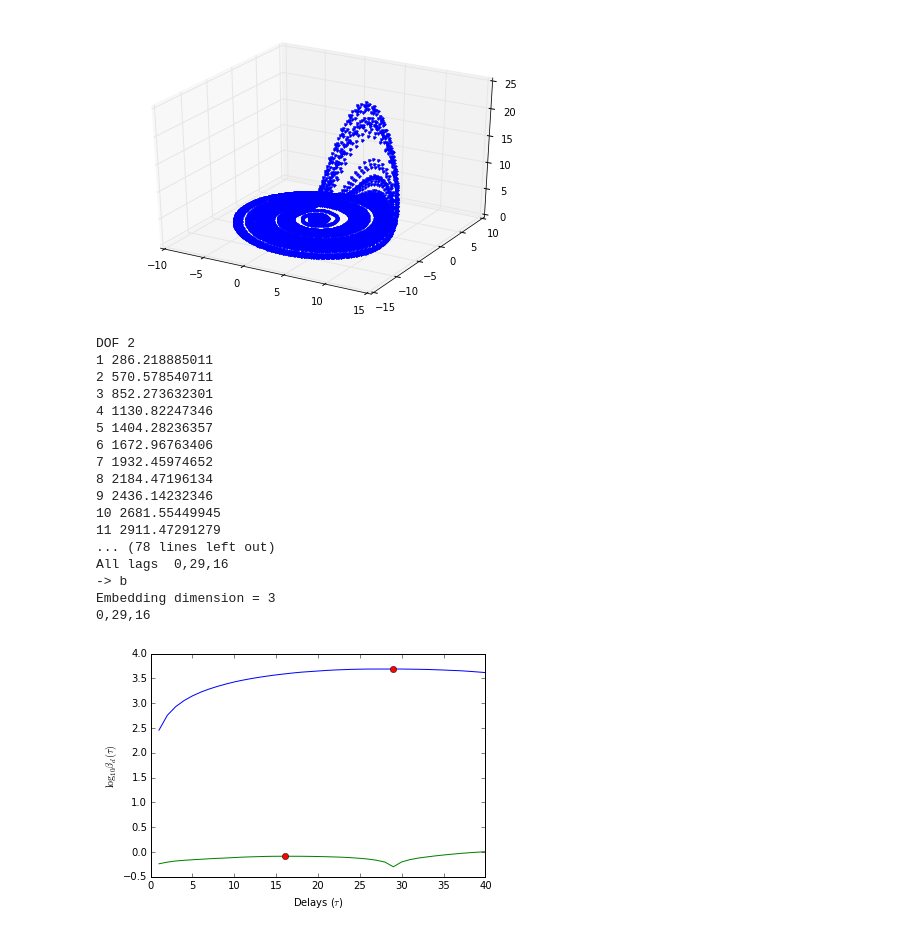
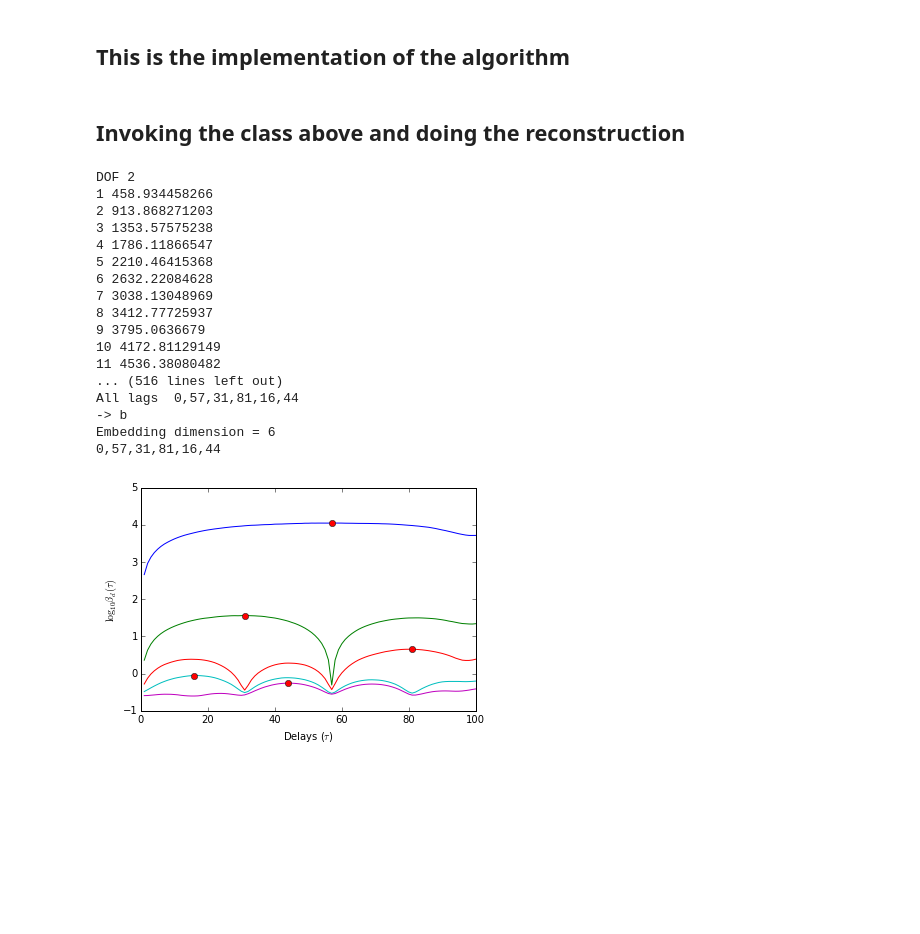
Before and after one commit to cnichkawde/mdop, a Jupyter notebook: mdop.ipynb, the cells around one changed output. Drawn from its saved outputs; the diff is of its cells as text; code cells hidden in the pictures; blank space fills up the shorter version.

```diff
--- a/mdop.ipynb
+++ b/mdop.ipynb
@@ -51,27 +57,5 @@ ImportError: No module named pydelay
-# %%
-import numpy as np
-import scipy.integrate as scpi
-import matplotlib.pyplot as plt
-from mpl_toolkits.mplot3d import Axes3D as p3
-
-y0 = [0.1,0,0]
-
-a = 0.2
-b = 0.2
-c = 5.7
-
-def rossler(y,t):
-    return [(-1*y[1]-y[2]), (y[0]+a*y[1]), (b+y[2]*(y[0]-c))]
-
-rossxyz = scpi.odeint(rossler,y0,0.05*np.arange(10000))
-
-fig = plt.figure()
-ax = p3(fig)
-ax.plot(rossxyz[:,0],rossxyz[:,1],rossxyz[:,2],'.')
-
-ts = rossxyz[:,0]
-# %% [output]
-[figure, removed]
+# %% [markdown]
+## This is the implementation of the algorithm
 # %%
 import numpy as np
 import matplotlib.pyplot as plt
@@ -186,34 +170,36 @@ class Attractor(object):
             self.dim += 1
             self.embed()
             self.nnGraph()
+# %% [markdown]
+## Invoking the class above and doing the reconstruction
 # %%
 def rescale(x):
     xarr = np.copy(x)
     xarr -= np.min(x)
     xarr /= (np.max(x)-np.min(x))
     return xarr
 
-attr = Attractor(rescale(ts),maxdel=40)
+attr = Attractor(rescale(ts),maxdel=100)
 attr.reconstruct()
 
 print "Embedding dimension =", len(attr.lags)
 print ",".join([str(i) for i in attr.lags])
 # %% [output]
 DOF 2
-1 286.218885011
-2 570.578540711
-3 852.273632301
-4 1130.82247346
-5 1404.28236357
-6 1672.96763406
-7 1932.45974652
-8 2184.47196134
-9 2436.14232346
-10 2681.55449945
-11 2911.47291279
-... (78 lines left out)
-All lags  0,29,16
+1 458.934458266
+2 913.868271203
+3 1353.57575238
+4 1786.11866547
+5 2210.46415368
+6 2632.22084628
+7 3038.13048969
+8 3412.77725937
+9 3795.0636679
+10 4172.81129149
+11 4536.38080482
+... (516 lines left out)
+All lags  0,57,31,81,16,44
 -> b
-Embedding dimension = 3
-0,29,16
+Embedding dimension = 6
+0,57,31,81,16,44
-[figure, old version]
+[figure, new version]
```
Also changed, not shown: parts of 3 cells of this notebook.
